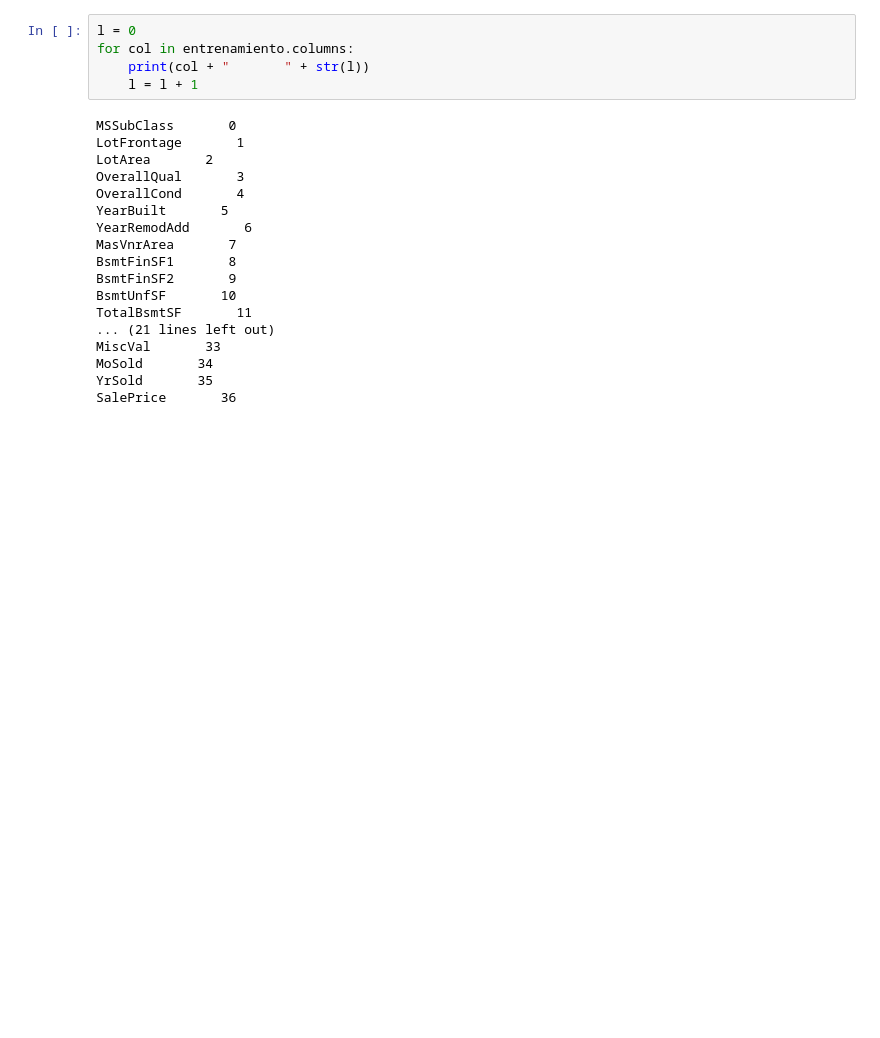
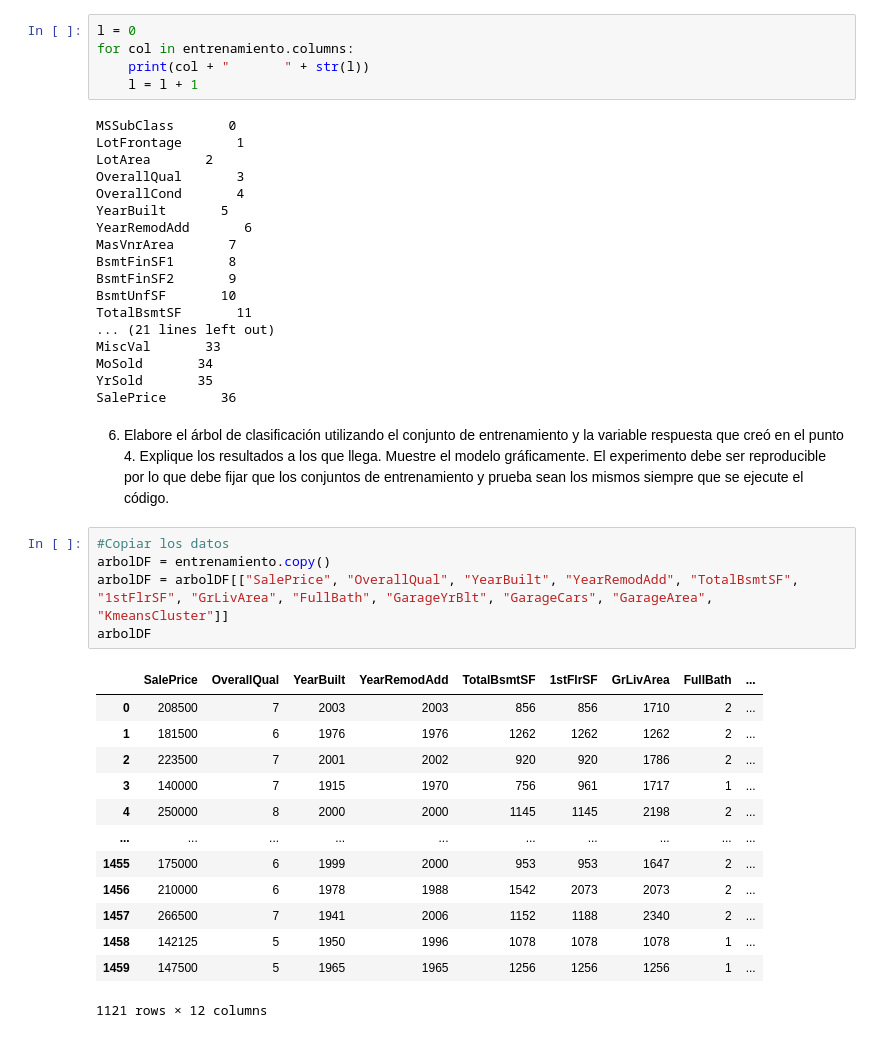
Before and after one commit to ElGutiz/Miner-a-HT3, a Jupyter notebook: Mineria de Datos-HDT3.ipynb, the cells around one changed output. Cells and saved outputs as stored; diff of their text form; blank space fills up the shorter version.

```diff
--- a/Mineria de Datos-HDT3.ipynb
+++ b/Mineria de Datos-HDT3.ipynb
@@ -772,3 +777,25 @@ MiscVal       33
 MoSold       34
 YrSold       35
 SalePrice       36
+# %% [markdown]
+6. Elabore  el  árbol  de  clasificación  utilizando  el  conjunto  de  entrenamiento  y  la  variable
+respuesta que creó en el punto 4.  Explique los resultados a los que llega. Muestre el modelo gráficamente. El experimento debe ser reproducible por lo que debe fijar que los conjuntos de entrenamiento y prueba sean los mismos siempre que se ejecute el código.
+# %%
+#Copiar los datos
+arbolDF = entrenamiento.copy()
+arbolDF = arbolDF[["SalePrice", "OverallQual", "YearBuilt", "YearRemodAdd", "TotalBsmtSF", "1stFlrSF", "GrLivArea", "FullBath", "GarageYrBlt", "GarageCars", "GarageArea", "KmeansCluster"]]
+arbolDF
+# %% [output]
+|  | SalePrice | OverallQual | YearBuilt | YearRemodAdd | TotalBsmtSF | 1stFlrSF | GrLivArea | FullBath | ... |
+| 0 | 208500 | 7 | 2003 | 2003 | 856 | 856 | 1710 | 2 | ... |
+| 1 | 181500 | 6 | 1976 | 1976 | 1262 | 1262 | 1262 | 2 | ... |
+| 2 | 223500 | 7 | 2001 | 2002 | 920 | 920 | 1786 | 2 | ... |
+| 3 | 140000 | 7 | 1915 | 1970 | 756 | 961 | 1717 | 1 | ... |
+| 4 | 250000 | 8 | 2000 | 2000 | 1145 | 1145 | 2198 | 2 | ... |
+| ... | ... | ... | ... | ... | ... | ... | ... | ... | ... |
+| 1455 | 175000 | 6 | 1999 | 2000 | 953 | 953 | 1647 | 2 | ... |
+| 1456 | 210000 | 6 | 1978 | 1988 | 1542 | 2073 | 2073 | 2 | ... |
+| 1457 | 266500 | 7 | 1941 | 2006 | 1152 | 1188 | 2340 | 2 | ... |
+| 1458 | 142125 | 5 | 1950 | 1996 | 1078 | 1078 | 1078 | 1 | ... |
+| 1459 | 147500 | 5 | 1965 | 1965 | 1256 | 1256 | 1256 | 1 | ... |
+1121 rows × 12 columns
```
Also changed, not shown: parts of 11 cells of this notebook, 2 other files.
